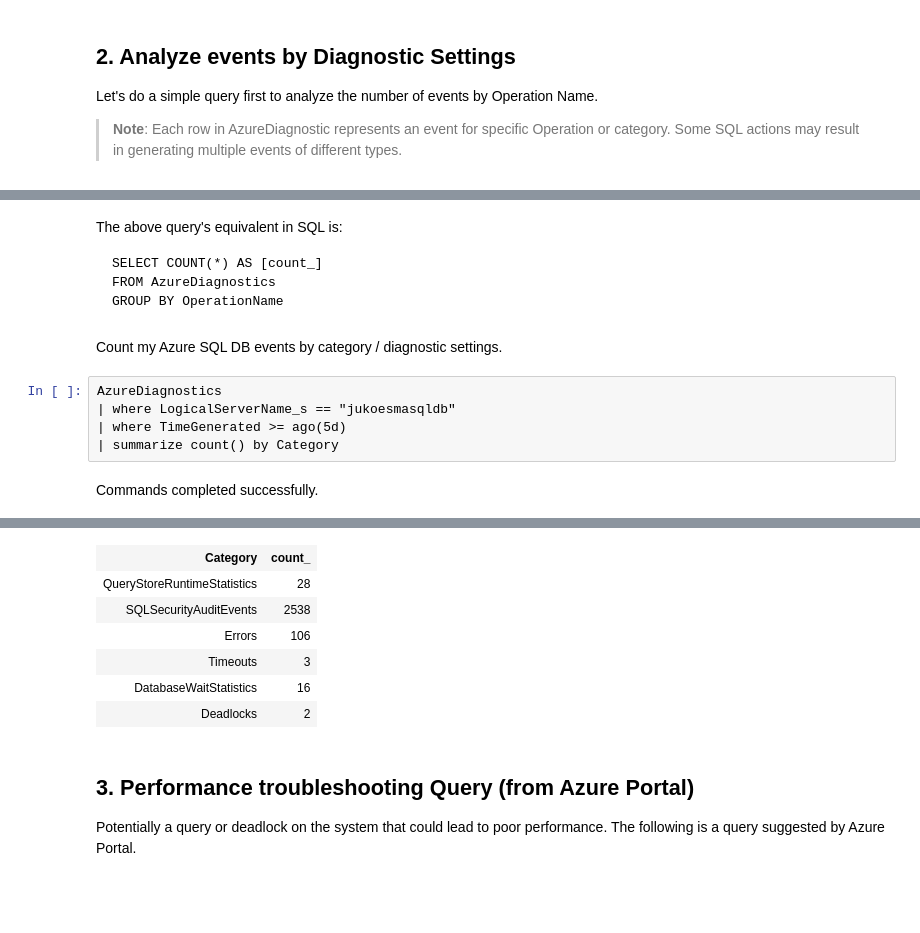
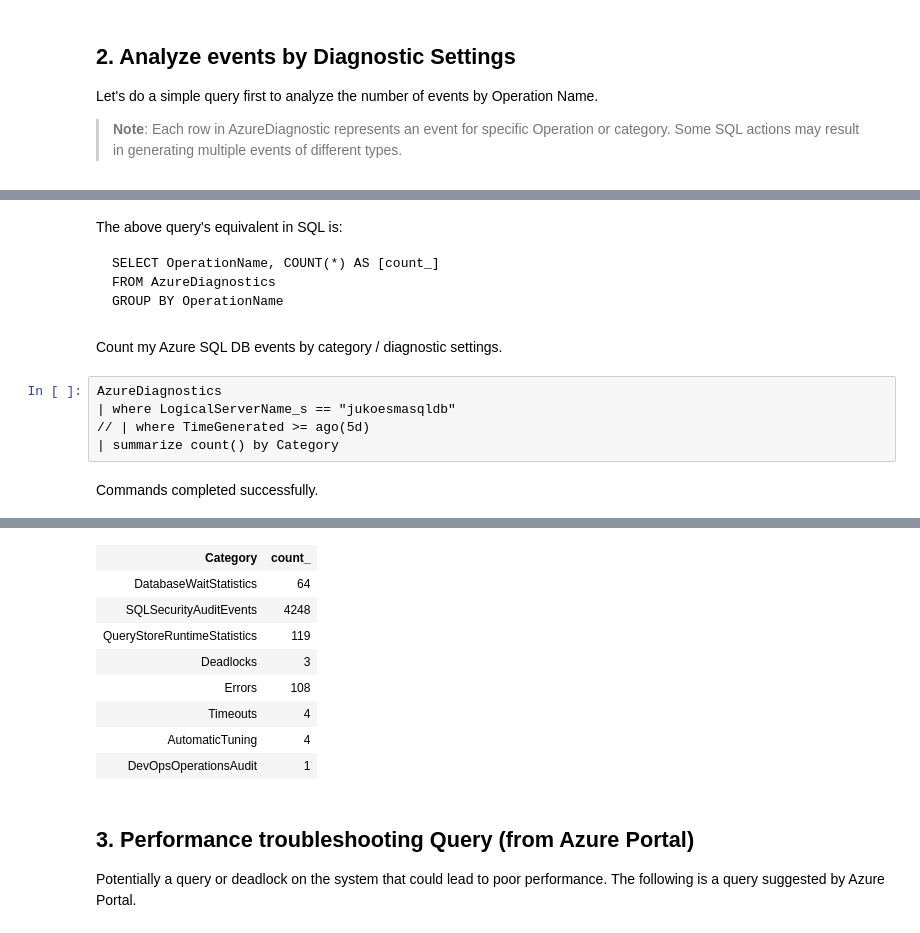
Before and after one commit to MsSQLGirl/jubilant-data-wizards, a Jupyter notebook: Simple Demo/KQL Notebooks/AzureMonitorLogsSample.ipynb, the cells around one changed output, grey strips where cells are left out. Drawn from its saved outputs; the diff is of its cells as text; blank space fills up the shorter version.

````diff
--- a/Simple Demo/KQL Notebooks/AzureMonitorLogsSample.ipynb
+++ b/Simple Demo/KQL Notebooks/AzureMonitorLogsSample.ipynb
@@ -36,8 +43,8 @@ Total execution time: 00:00:00.581
 # %% [markdown]
+The above query's equivalent in SQL is:
 
-The above query's equivalent in SQL is:
 ```
-SELECT COUNT(*) AS [count_]
+SELECT OperationName, COUNT(*) AS [count_]
 FROM AzureDiagnostics
 GROUP BY OperationName
 ```
@@ -46,7 +53,7 @@ Count my Azure SQL DB events by category / diagnostic settings.
 # %%
 AzureDiagnostics
 | where LogicalServerName_s == "jukoesmasqldb"
-| where TimeGenerated >= ago(5d)
+// | where TimeGenerated >= ago(5d)
 | summarize count() by Category
 # %% [output]
 Commands completed successfully.
@@ -54,10 +61,12 @@ Total execution time: 00:00:00.648
 | Category | count_ |
-| QueryStoreRuntimeStatistics | 28 |
-| SQLSecurityAuditEvents | 2538 |
-| Errors | 106 |
-| Timeouts | 3 |
-| DatabaseWaitStatistics | 16 |
-| Deadlocks | 2 |
+| DatabaseWaitStatistics | 64 |
+| SQLSecurityAuditEvents | 4248 |
+| QueryStoreRuntimeStatistics | 119 |
+| Deadlocks | 3 |
+| Errors | 108 |
+| Timeouts | 4 |
+| AutomaticTuning | 4 |
+| DevOpsOperationsAudit | 1 |
 # %% [markdown]
 ## 3. Performance troubleshooting Query (from Azure Portal)
 
````
Also changed, not shown: parts of 15 cells of this notebook.
